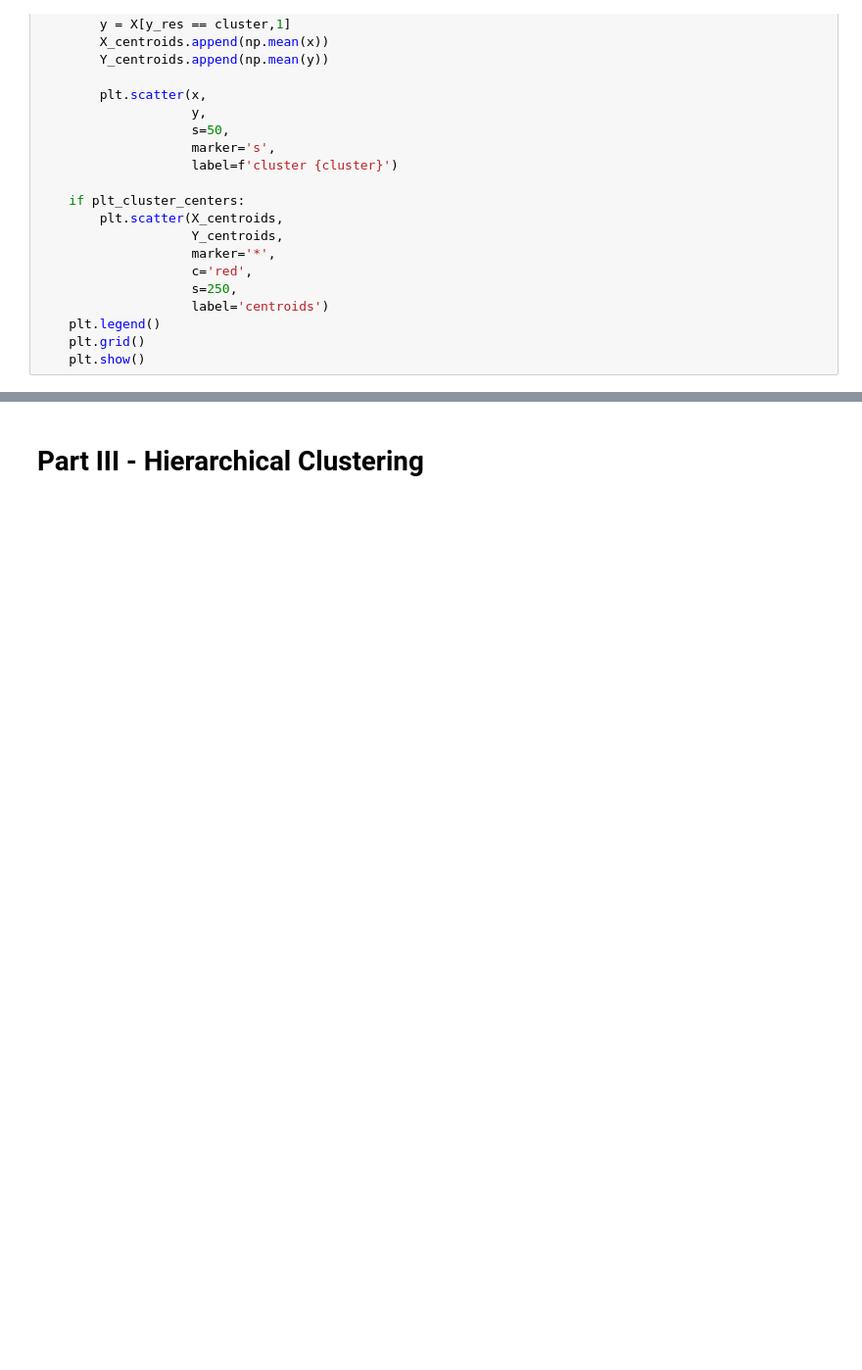
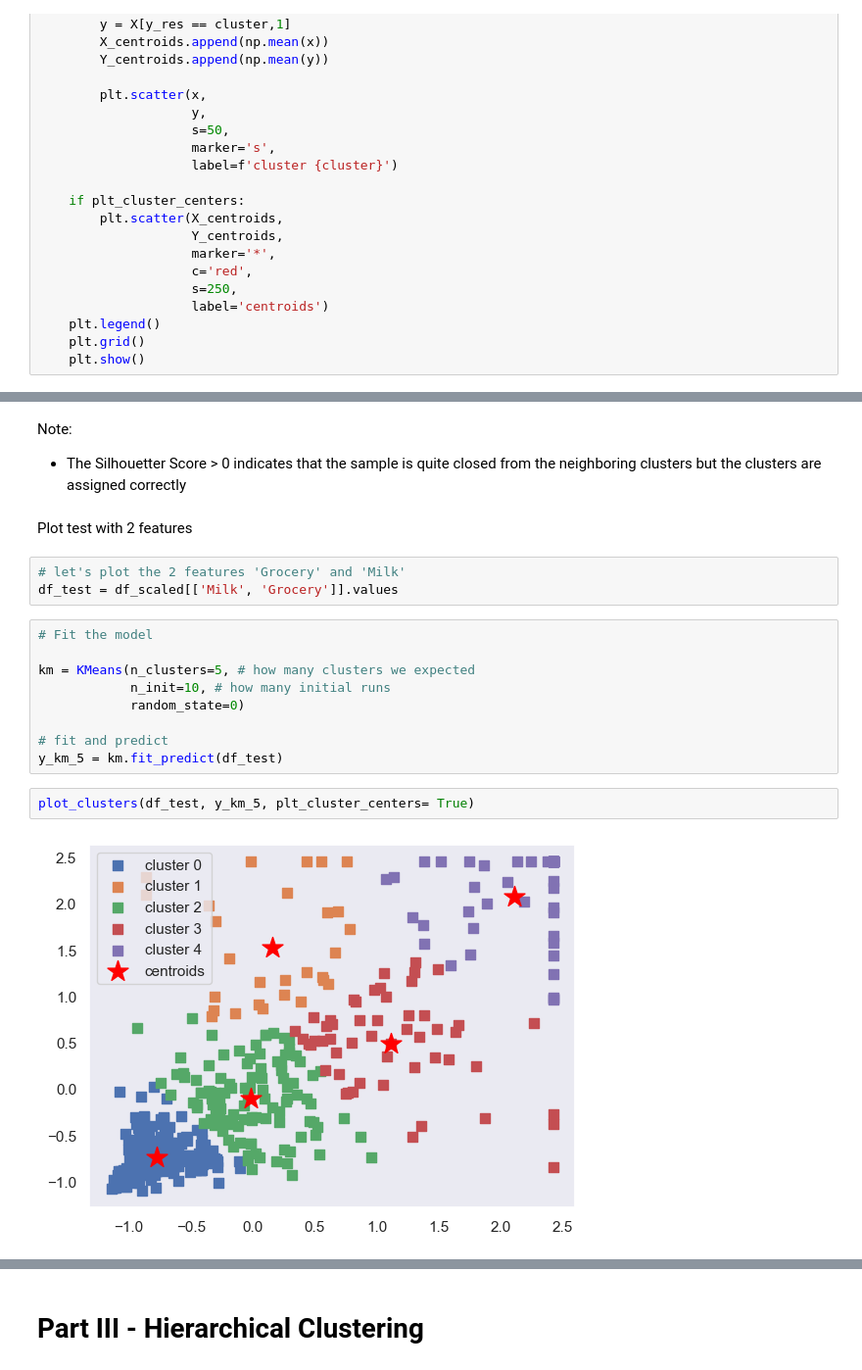
Before and after one commit to thonglamhai/unsupervised-learning-project, a Jupyter notebook: Unsupervised Learning - Project.ipynb, the cells around one changed output, grey strips where cells are left out. Shown at 98% size. Saved outputs shown, nothing was run; the diff lists cells and outputs as text; blank space fills up the shorter version.

```diff
--- a/Unsupervised Learning - Project.ipynb
+++ b/Unsupervised Learning - Project.ipynb
@@ -331,0 +355,21 @@ array([0, 0, 0, 2, 2, 0, 0, 0, 1, 3, 0, 1, 0, 0, 0, 1, 0, 1, 0, 1, 0, 1,
+# %% [markdown]
+Note:
+- The Silhouetter Score > 0 indicates that the sample is quite closed from the neighboring clusters but the clusters are assigned correctly
+# %% [markdown]
+Plot test with 2 features
+# %%
+# let's plot the 2 features 'Grocery' and 'Milk'
+df_test = df_scaled[['Milk', 'Grocery']].values
+# %%
+# Fit the model
+
+km = KMeans(n_clusters=5, # how many clusters we expected
+            n_init=10, # how many initial runs
+            random_state=0)
+
+# fit and predict
+y_km_5 = km.fit_predict(df_test)
+# %%
+plot_clusters(df_test, y_km_5, plt_cluster_centers= True)
+# %% [output]
+[figure, added]
```
Also changed, not shown: parts of 17 cells of this notebook, 1 other file.
